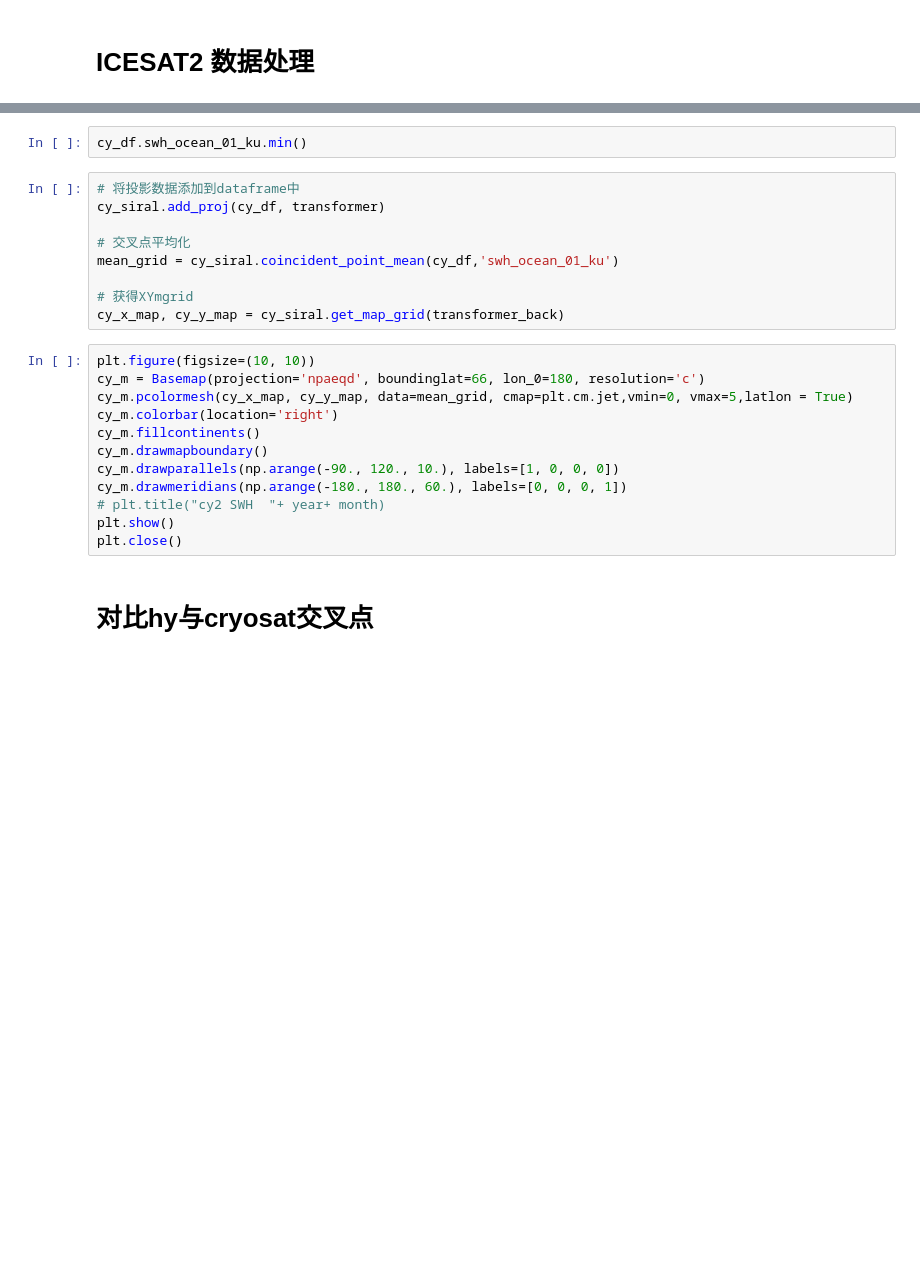
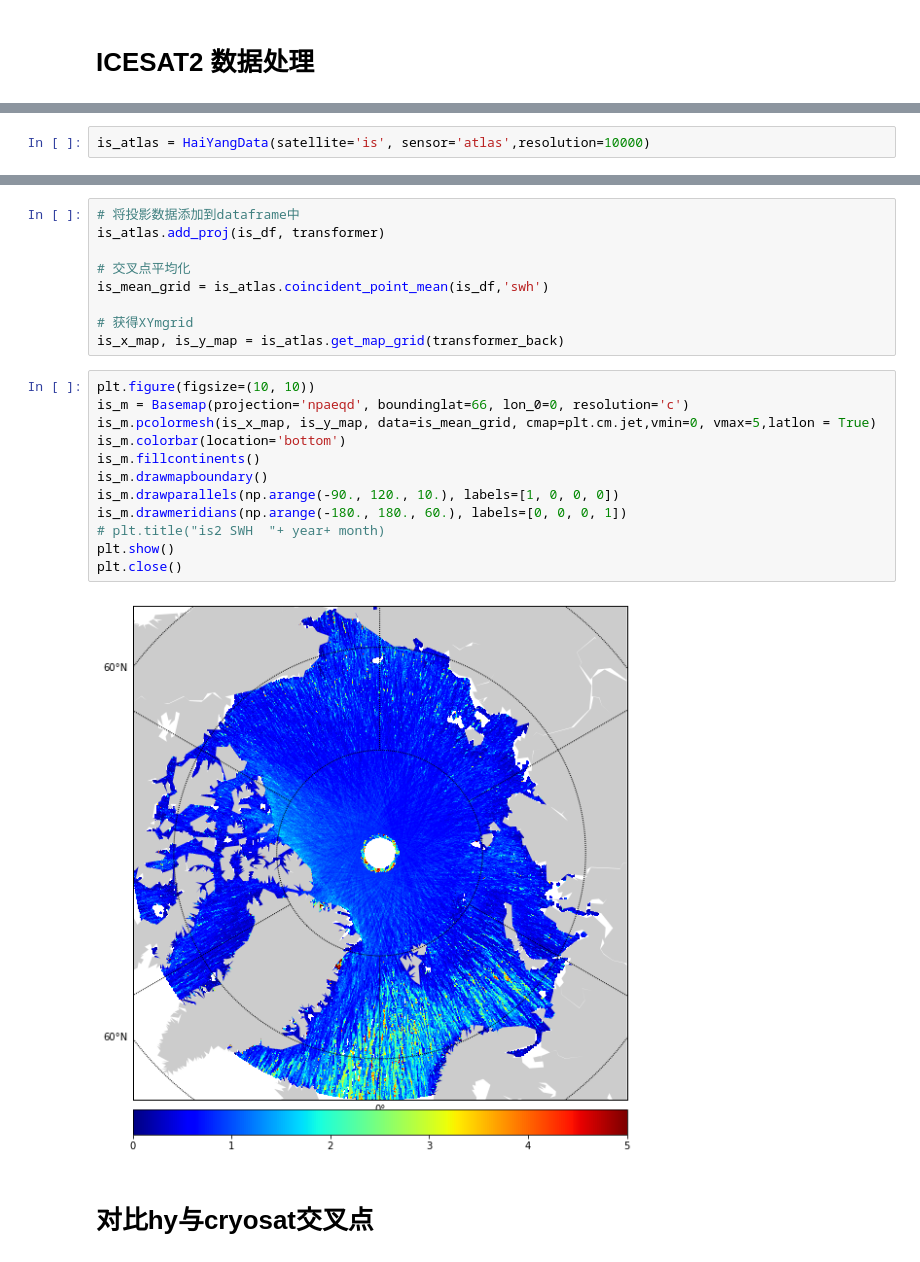
Before and after one commit to LittlematchLM/remote_sensing, a Jupyter notebook: main.ipynb, the cells around one changed output, grey strips where cells are left out. Cells and saved outputs as stored; diff of their text form; blank space fills up the shorter version.

```diff
--- a/main.ipynb
+++ b/main.ipynb
@@ -123,2 +156,4 @@ isfiles.sort()
+# %%
+is_atlas = HaiYangData(satellite='is', sensor='atlas',resolution=10000)
 # %%
 %%time
@@ -138,25 +187,25 @@ ax.set_yscale('log')
-# %%
-cy_df.swh_ocean_01_ku.min()
 # %%
 # 将投影数据添加到dataframe中
-cy_siral.add_proj(cy_df, transformer)
+is_atlas.add_proj(is_df, transformer)
 
 # 交叉点平均化
-mean_grid = cy_siral.coincident_point_mean(cy_df,'swh_ocean_01_ku')
+is_mean_grid = is_atlas.coincident_point_mean(is_df,'swh')
 
 # 获得XYmgrid
-cy_x_map, cy_y_map = cy_siral.get_map_grid(transformer_back)
+is_x_map, is_y_map = is_atlas.get_map_grid(transformer_back)
 # %%
 plt.figure(figsize=(10, 10))
-cy_m = Basemap(projection='npaeqd', boundinglat=66, lon_0=180, resolution='c')
-cy_m.pcolormesh(cy_x_map, cy_y_map, data=mean_grid, cmap=plt.cm.jet,vmin=0, vmax=5,latlon = True)
-cy_m.colorbar(location='right')
-cy_m.fillcontinents()
-cy_m.drawmapboundary()
-cy_m.drawparallels(np.arange(-90., 120., 10.), labels=[1, 0, 0, 0])
-cy_m.drawmeridians(np.arange(-180., 180., 60.), labels=[0, 0, 0, 1])
-# plt.title("cy2 SWH  "+ year+ month)
+is_m = Basemap(projection='npaeqd', boundinglat=66, lon_0=0, resolution='c')
+is_m.pcolormesh(is_x_map, is_y_map, data=is_mean_grid, cmap=plt.cm.jet,vmin=0, vmax=5,latlon = True)
+is_m.colorbar(location='bottom')
+is_m.fillcontinents()
+is_m.drawmapboundary()
+is_m.drawparallels(np.arange(-90., 120., 10.), labels=[1, 0, 0, 0])
+is_m.drawmeridians(np.arange(-180., 180., 60.), labels=[0, 0, 0, 1])
+# plt.title("is2 SWH  "+ year+ month)
 plt.show()
 plt.close()
+# %% [output]
+[figure, added]
 # %% [markdown]
 # 对比hy与cryosat交叉点
```
Also changed, not shown: parts of 56 cells of this notebook, 4 other files.
